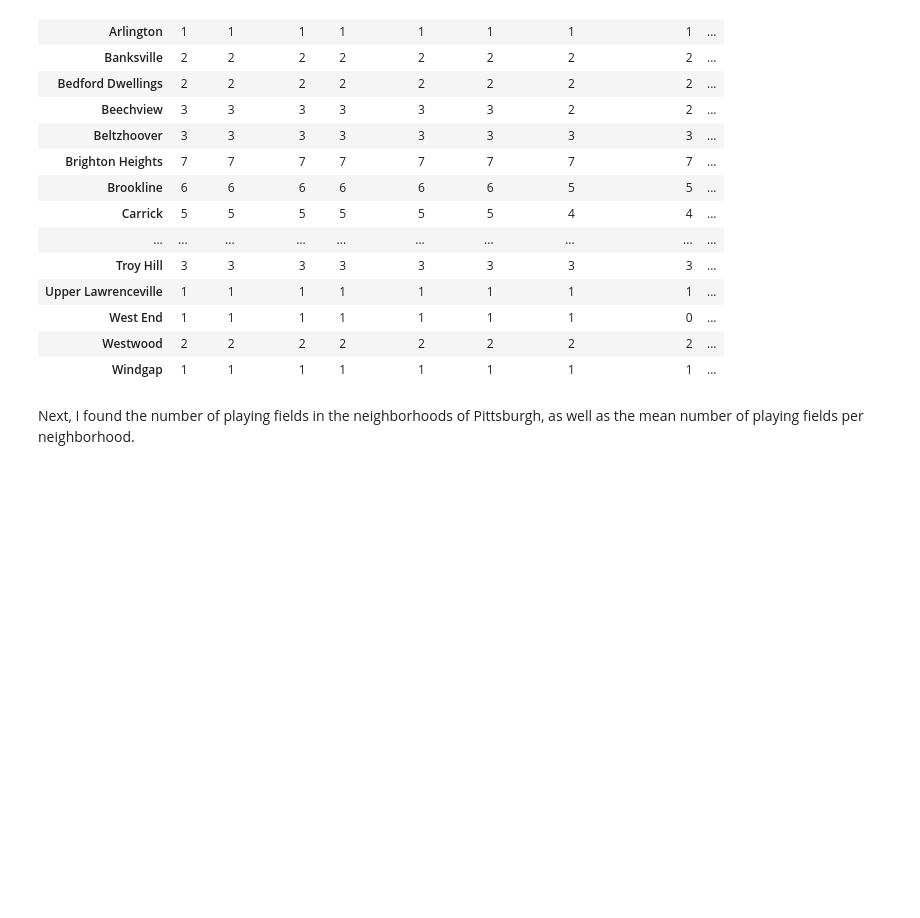
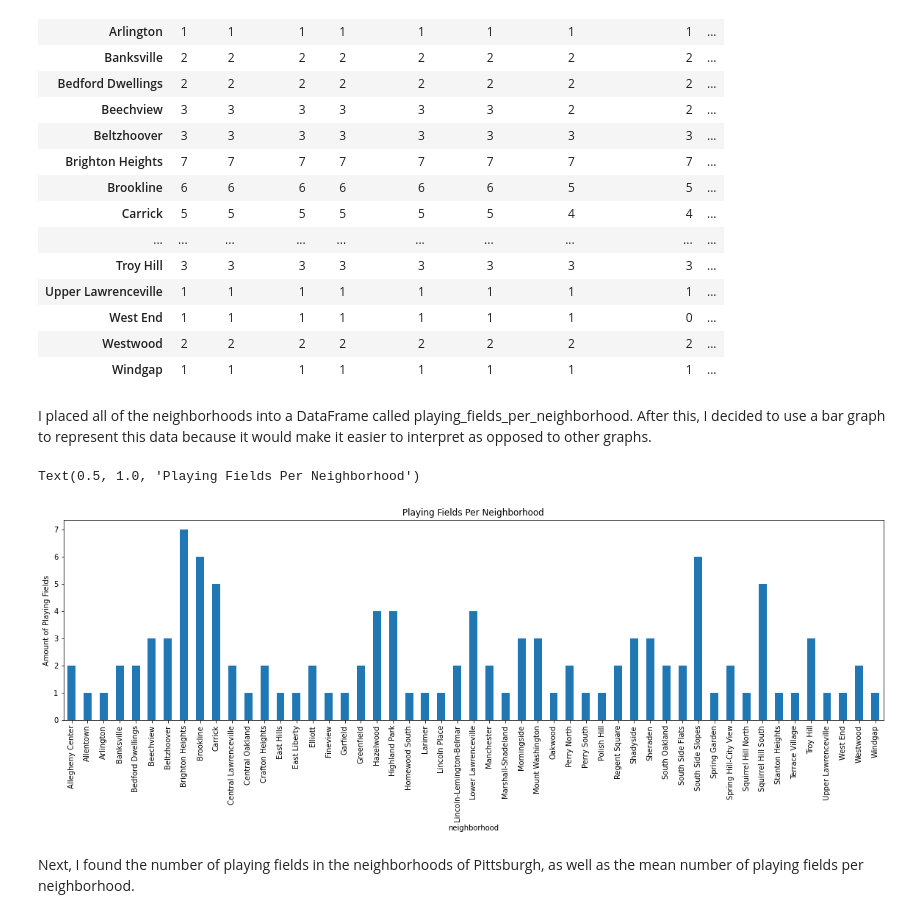
Before and after one commit to meryemmarasli/CMPINF0010-Final-Project, a Jupyter notebook: Personal Notebooks/mlhplayingfields.ipynb, the cells around one changed output. Cells and saved outputs as stored; diff of their text form; code cells hidden in the pictures; blank space fills up the shorter version.

```diff
--- a/Personal Notebooks/mlhplayingfields.ipynb
+++ b/Personal Notebooks/mlhplayingfields.ipynb
@@ -51,6 +51,27 @@ playing_fields.groupby("neighborhood").count()
 | West End | 1 | 1 | 1 | 1 | 1 | 1 | 1 | 0 | ... |
 | Westwood | 2 | 2 | 2 | 2 | 2 | 2 | 2 | 2 | ... |
 | Windgap | 1 | 1 | 1 | 1 | 1 | 1 | 1 | 1 | ... |
+# %% [markdown]
+I placed all of the neighborhoods into a DataFrame called playing_fields_per_neighborhood.
+After this, I decided to use a bar graph to represent this data because it would make it easier to interpret as opposed to other graphs.
+# %%
+import matplotlib.pyplot as plt
+
+playing_fields_per_neighborhood = pd.DataFrame({"neighborhood": ["Allegheny Center", "Allentown", "Arlington", "Banksville", "Bedford Dwellings", "Beechview", "Beltzhoover", "Brighton Heights",
+                                                                 "Brookline", "Carrick", "Central Lawrenceville", "Central Oakland", "Crafton Heights", "East Hills", "East Liberty", "Elliott",
+                                                                 "Fineview", "Garfield", "Greenfield", "Hazelwood", "Highland Park", "Homewood South", "Larimer", "Lincoln Place",
+                                                                 "Lincoln-Lemington-Belmar", "Lower Lawrenceville", "Manchester", "Marshall-Shadeland", "Morningside", "Mount Washington",
+                                                                 "Oakwood", "Perry North", "Perry South", "Polish Hill", "Regent Square", "Shadyside", "Sheraden", "South Oakland", "South Side Flats",
+                                                                 "South Side Slopes", "Spring Garden", "Spring Hill-City View", "Squirrel Hill North", "Squirrel Hill South", "Stanton Heights",
+                                                                 "Terrace Village", "Troy Hill", "Upper Lawrenceville", "West End", "Westwood", "Windgap"],
+                                                "amount of playing fields" : [2, 1, 1, 2, 2, 3, 3, 7, 6, 5, 2, 1, 2, 1, 1, 2, 1, 1, 2, 4, 4, 1, 1, 1, 2, 4, 2, 1, 3, 3, 1, 2, 1, 1, 2, 3, 3,
+                                                                              2, 2, 6, 1, 2, 1, 5, 1, 1, 3, 1, 1, 2, 1]})
+playing_field_bargraph = playing_fields_per_neighborhood.plot.bar(x = "neighborhood", legend = False, figsize = (20, 5))
+plt.ylabel("Amount of Playing Fields")
+plt.title("Playing Fields Per Neighborhood")
+# %% [output]
+Text(0.5, 1.0, 'Playing Fields Per Neighborhood')
+[figure, added]
 # %% [markdown]
 Next, I found the number of playing fields in the neighborhoods of Pittsburgh, as well as the mean number of playing fields per neighborhood.
 # %%
```
